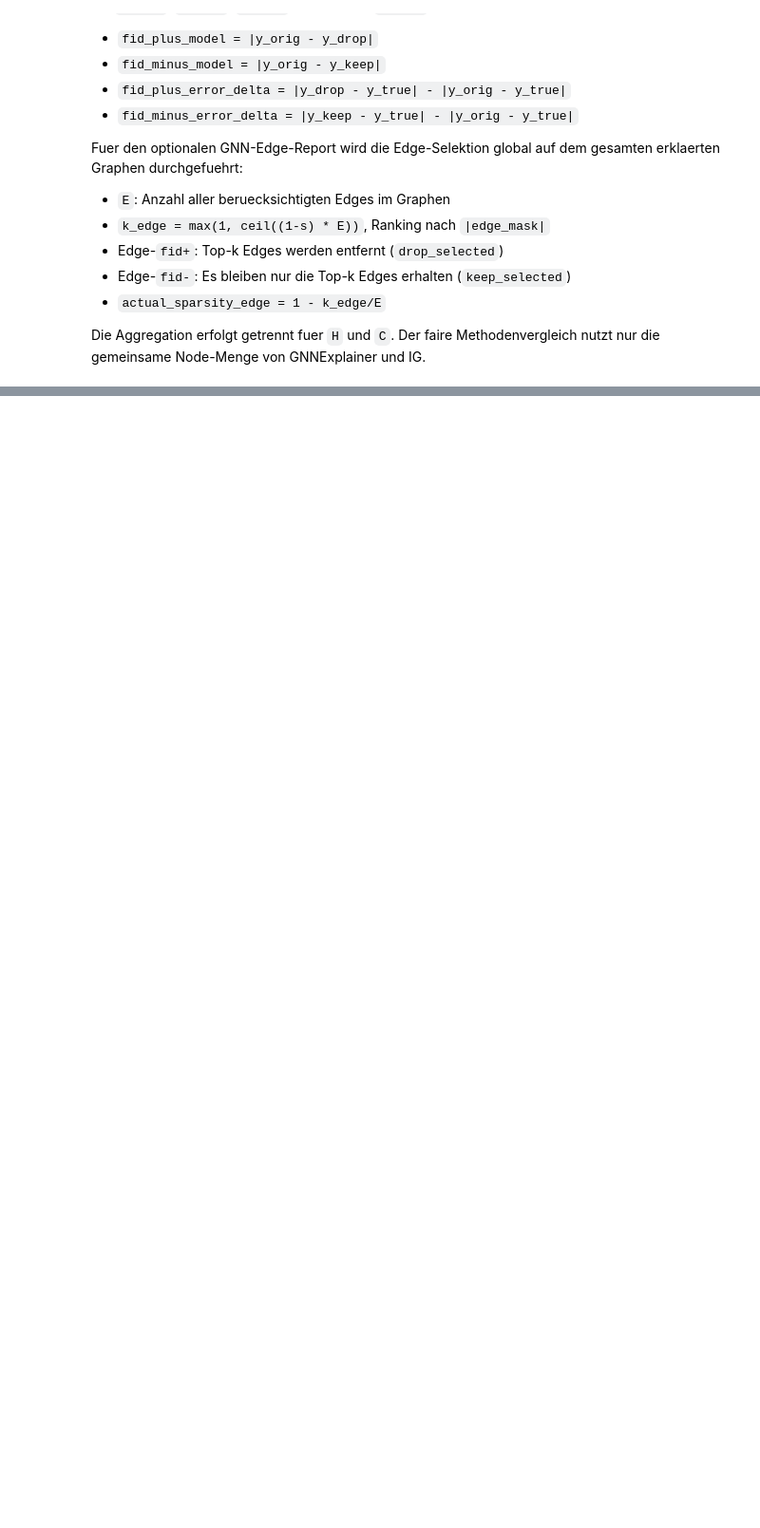
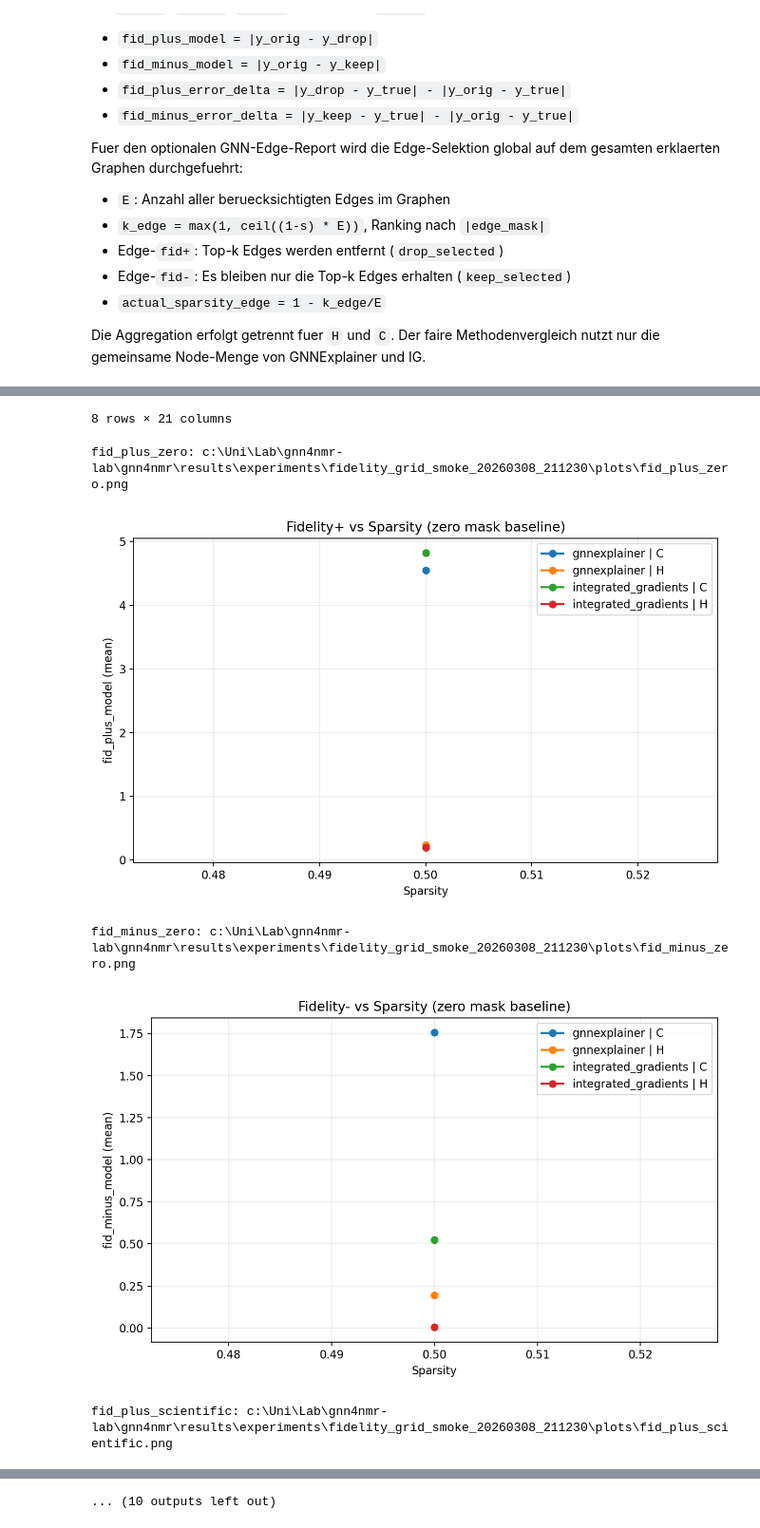
Before and after one commit to DanielBautz/gnn4nmr, a Jupyter notebook: notebooks/experiments.ipynb, the cells around one changed output, grey strips where cells are left out. Shown at 95% size. Cells and saved outputs as stored; diff of their text form; code cells hidden in the pictures; blank space fills up the shorter version.

Commit message:
add systematic fidelity/sparcity evaluation to experiments + gnnex fidelity eval maskes all nodes now

```diff
--- a/notebooks/experiments.ipynb
+++ b/notebooks/experiments.ipynb
@@ -404,0 +549,36 @@ display(run_output)
+# %%
+# Minimaler Grid-Smoke-Test (1 Sparsity x 2 Masken)
+from IPython.display import Image, display
+
+smoke_result = run_fidelity_grid_smoke_test(
+    node_types=('H', 'C'),
+    gnn_epochs=int(gnn_epochs_widget.value),
+    gnn_lr=float(gnn_lr_widget.value),
+    gnn_explanation_type='phenomenon',
+    ig_n_steps=int(ig_n_steps_widget.value),
+    output_dir=output_dir_widget.value,
+    seed=int(seed_widget.value),
+    verbose=True,
+)
+
+print('Smoke run directory:', smoke_result['run_dir'])
+print('Smoke manifest:', smoke_result['manifest_path'])
+display(smoke_result['run_status_df'])
+display(smoke_result['summary_df'])
+
+smoke_plot_order = [
+    'fid_plus_zero',
+    'fid_minus_zero',
+    'fid_plus_scientific',
+    'fid_minus_scientific',
+    'gnn_edge_fid_plus_zero',
+    'gnn_edge_fid_minus_zero',
+    'gnn_edge_fid_plus_scientific',
+    'gnn_edge_fid_minus_scientific',
+]
+for key in smoke_plot_order:
+    path = smoke_result['plot_paths'].get(key)
+    print(f'{key}: {path}')
+    if path:
+        display(Image(filename=path))
+# %% [output]
@@ -404,0 +639,6 @@ display(run_output)
+8 rows × 21 columns
+fid_plus_zero: c:\Uni\Lab\gnn4nmr-lab\gnn4nmr\results\experiments\fidelity_grid_smoke_20260308_211230\plots\fid_plus_zero.png
+[figure, added]
+fid_minus_zero: c:\Uni\Lab\gnn4nmr-lab\gnn4nmr\results\experiments\fidelity_grid_smoke_20260308_211230\plots\fid_minus_zero.png
+[figure, added]
+fid_plus_scientific: c:\Uni\Lab\gnn4nmr-lab\gnn4nmr\results\experiments\fidelity_grid_smoke_20260308_211230\plots\fid_plus_scientific.png
@@ -404,0 +646 @@ display(run_output)
+... (10 outputs left out)
```
Also changed, not shown: parts of 5 cells of this notebook, 1 other file.
